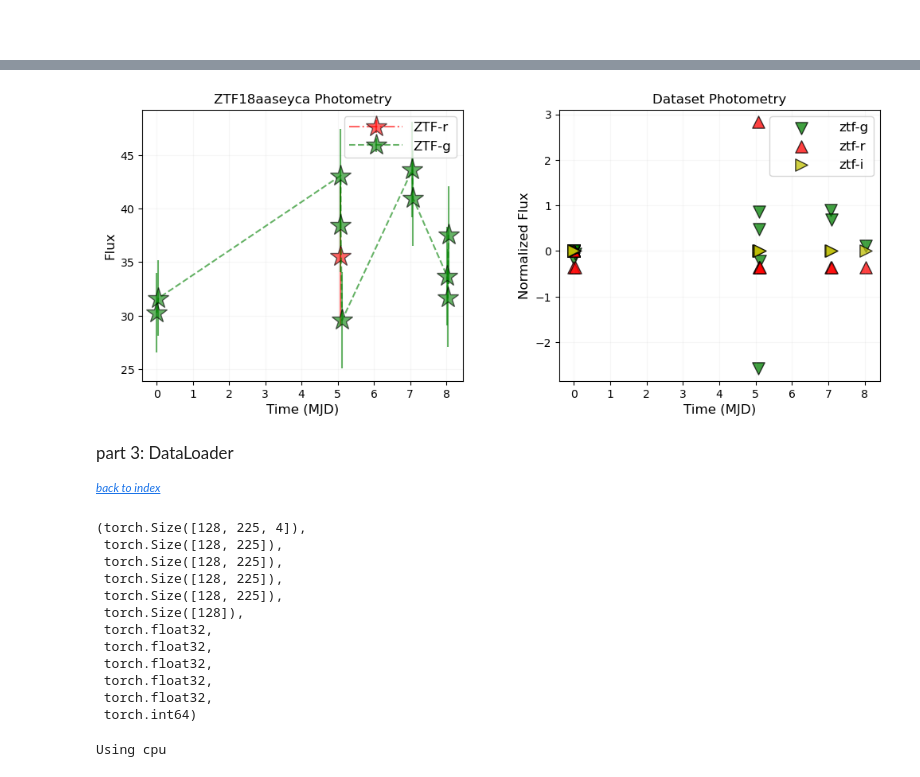
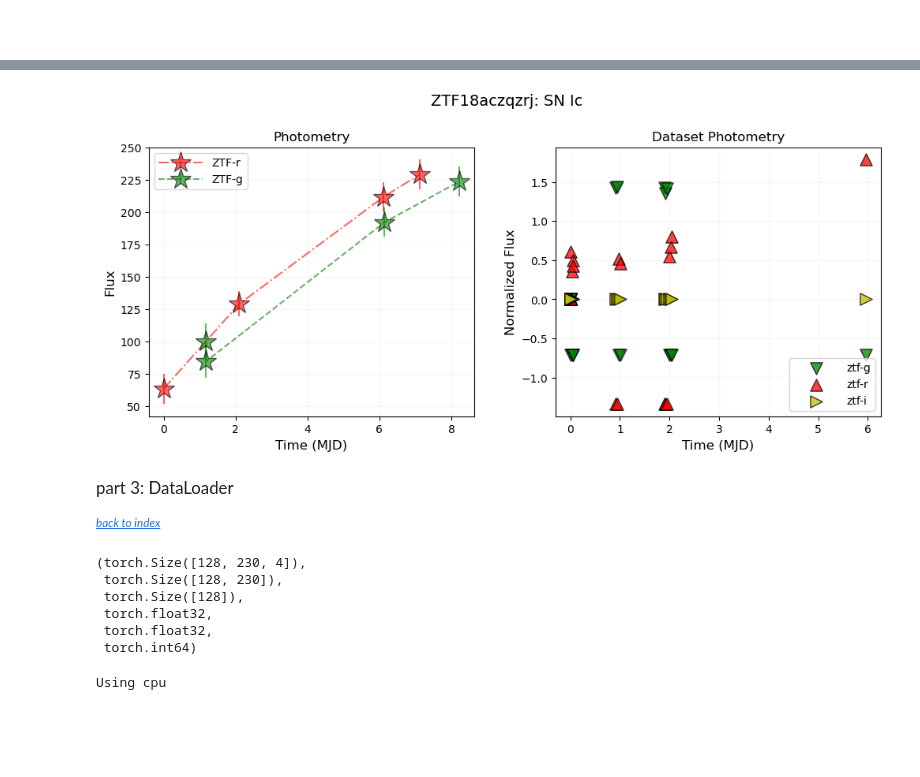
Before and after one commit to ajunell/AppleCider, a Jupyter notebook: notebooks/002-AppleCider-photometry.ipynb, the cells around one changed output, grey strips where cells are left out. Cells and saved outputs as stored; diff of their text form; code cells hidden in the pictures; blank space fills up the shorter version.

```diff
--- a/notebooks/002-AppleCider-photometry.ipynb
+++ b/notebooks/002-AppleCider-photometry.ipynb
@@ -45,19 +52,12 @@ True
 # %% [markdown]
 <a id='import'></a><br>
 # %%
-data_dir = '/Users/junell/Documents/AppleCider_Data/SEDM_folder'
-SEDM_dataset = pd.read_csv('/Users/junell/Documents/AppleCider/SEDM_dataset.csv')
-CLASSES = ['SN Ia', 'SN II', 'SN IIP', 'Cataclysmic', 'AGN', 'SN IIn', 'SN Ic', 'SN Ib', 'SN IIb', 'Tidal Disruption Event',
-          'Stellar variable']
+data_dir = 'SEDM_folder'
+SEDM_dataset = pd.read_csv('/csv-pkl/SEDM_BrightTransientSurvey.csv')
+CLASSES = ['SN Ia', 'SN II', 'SN IIP', 'Cataclysmic', 'AGN', 'SN IIn', 'SN Ic', 'SN Ib', 'SN IIb', 'Tidal Disruption Event']
 
-TEST_DATA_PATH = '/Users/junell/Documents/AppleCider_Data/data_test'
-TRAIN_DATA_PATH = '/Users/junell/Documents/AppleCider_Data/data_train'
+TEST_DATA_PATH = 'data_test_BTS'
+TRAIN_DATA_PATH ='data_train_BTS'
 
-id2target = {i: CLASSES[i] for i in range(11)}
-target2id = {v: k for k, v in id2target.items()}
-
-data_test = pd.read_csv('/Users/junell/Documents/AppleCider/data_test.csv')
-data_train = pd.read_csv('/Users/junell/Documents/AppleCider/data_train.csv')
-
-data_test['type_encoded'] = data_test['type'].map(target2id)
-data_train['type_encoded'] = data_train['type'].map(target2id)
+data_test = pd.read_csv('/csv-pkl/data_test_BTS.csv')
+data_train = pd.read_csv('/csv-pkl/data_train_BTS.csv')
@@ -96,10 +66,10 @@ Name: count, dtype: int64
 test_files, _ = DataSorter.split_train_validation_files(data_test, 'type', 100)
 train_files, val_files = DataSorter.split_train_validation_files(data_train, 'type')
 # %%
-file_path= '/Users/junell/Documents/AppleCider/'
-filename = os.path.join(file_path, 'test_files.pkl')
-filename_train = os.path.join(file_path, 'train_files.pkl')
-filename_val = os.path.join(file_path, 'val_files.pkl')
+file_path= '/csv-pkl'
+filename = os.path.join(file_path, 'test_files_BTS.pkl')
+filename_train = os.path.join(file_path, 'train_files_BTS.pkl')
+filename_val = os.path.join(file_path, 'val_files_BTS.pkl')
 
 ## write to file using pickle
 #with open(filename, 'wb') as file:
@@ -111,7 +81,7 @@ filename_val = os.path.join(file_path, 'val_files.pkl')
 #with open(filename_val, 'wb') as file:
 #    pickle.dump(val_files, file)
 
-## load files
+# load files
 with open(filename, 'rb') as file:
     test_files = pickle.load(file)
 with open(filename_train, 'rb') as file:
@@ -128,7 +160,7 @@ with open(filename_val, 'rb') as file:
 train_dataset = DataGenerator(config=config, split='train')
 val_dataset = DataGenerator(config=config, split='val')
 # %%
-photometry, photometry_mask, _, _, _ = train_dataset[50]
-photometry.shape, photometry_mask.shape, target.shape,\
-photometry.dtype, photometry_mask.dtype, target.dtype
+photometry, _, _, _,target = train_dataset[50]
+photometry.shape, \
+photometry.dtype,
 # %% [output]
@@ -168,9 +192,9 @@ tensor([[ 0.0000, -0.1657, -0.3536,  0.0000],
         [ 0.0000,  0.0000,  0.0000,  0.0000],
         [ 0.0000,  0.0000,  0.0000,  0.0000]])
 # %%
-plot_data.compare_tensor_photometry(photometry, obj_id, SEDM_dataset, data_dir)
+plot_dataset.compare_dataset_photometry(photometry, obj_id, SEDM_dataset, data_dir)
 # %% [output]
-[figure, old version]
+[figure, new version]
 # %% [markdown]
 <a id='dataloader'></a>
 <big>part 3: DataLoader</big>
@@ -189,19 +211,13 @@ test_dataloader = DataLoader(val_dataset, batch_size=128,collate_fn = tune.colla
 batch = next(iter(train_dataloader))
 photometry, photometry_mask, _, _, _, target = batch
 # %%
-photometry, photometry_mask, metadata, images, spectra, target  = batch
-photometry.shape, photometry_mask.shape, metadata.shape, images.shape, spectra.shape, target.shape,\
-photometry.dtype, photometry_mask.dtype, metadata.dtype, images.dtype, spectra.dtype,target.dtype
+photometry, photometry_mask, _, _, _, target  = batch
+photometry.shape, photometry_mask.shape, target.shape,\
+photometry.dtype, photometry_mask.dtype, target.dtype
 # %% [output]
-(torch.Size([128, 225, 4]),
- torch.Size([128, 225]),
- torch.Size([128, 225]),
- torch.Size([128, 225]),
- torch.Size([128, 225]),
+(torch.Size([128, 230, 4]),
+ torch.Size([128, 230]),
  torch.Size([128]),
  torch.float32,
  torch.float32,
- torch.float32,
- torch.float32,
- torch.float32,
  torch.int64)
```
Also changed, not shown: parts of 15 cells of this notebook, 4 other files.
